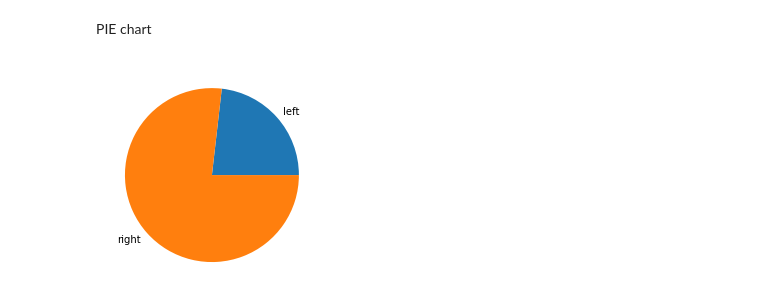
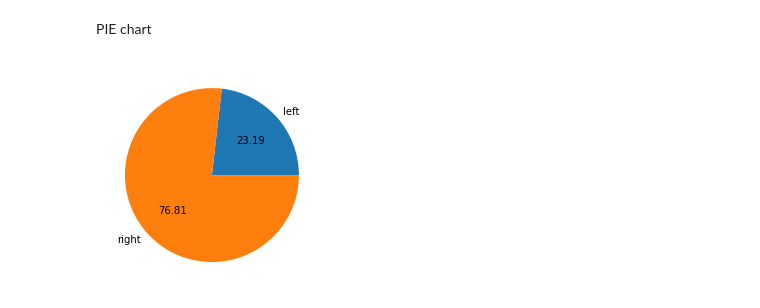
Before and after one commit to fb0801/python-crash-course-book, a Jupyter notebook: matplotlib tut/Untitled.ipynb, the cells around one changed output. Drawn from its saved outputs; the diff is of its cells as text; code cells hidden in the pictures.

```diff
--- a/matplotlib tut/Untitled.ipynb
+++ b/matplotlib tut/Untitled.ipynb
@@ -63,8 +63,8 @@ PIE chart
 # %%
 left= fifa.loc[fifa['Preferred Foot']=='Left'].count()[0]
 right= fifa.loc[fifa['Preferred Foot']=='Right'].count()[0]
 labels=['left', 'right']
-plt.pie([left, right], labels=labels)
+plt.pie([left, right], labels=labels, autopct='%.2f ')
 plt.show()
 # %% [output]
-[figure, old version]
+[figure, new version]
```
